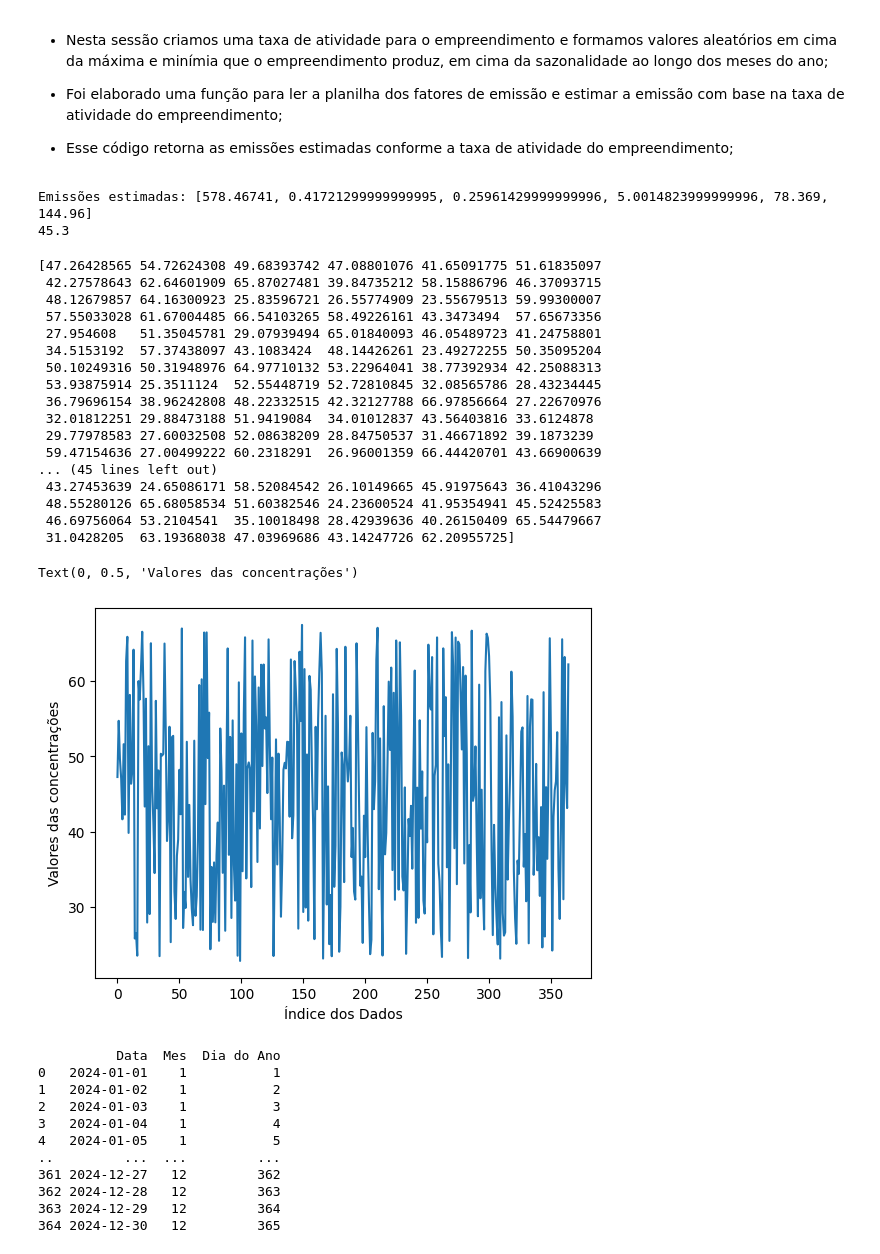
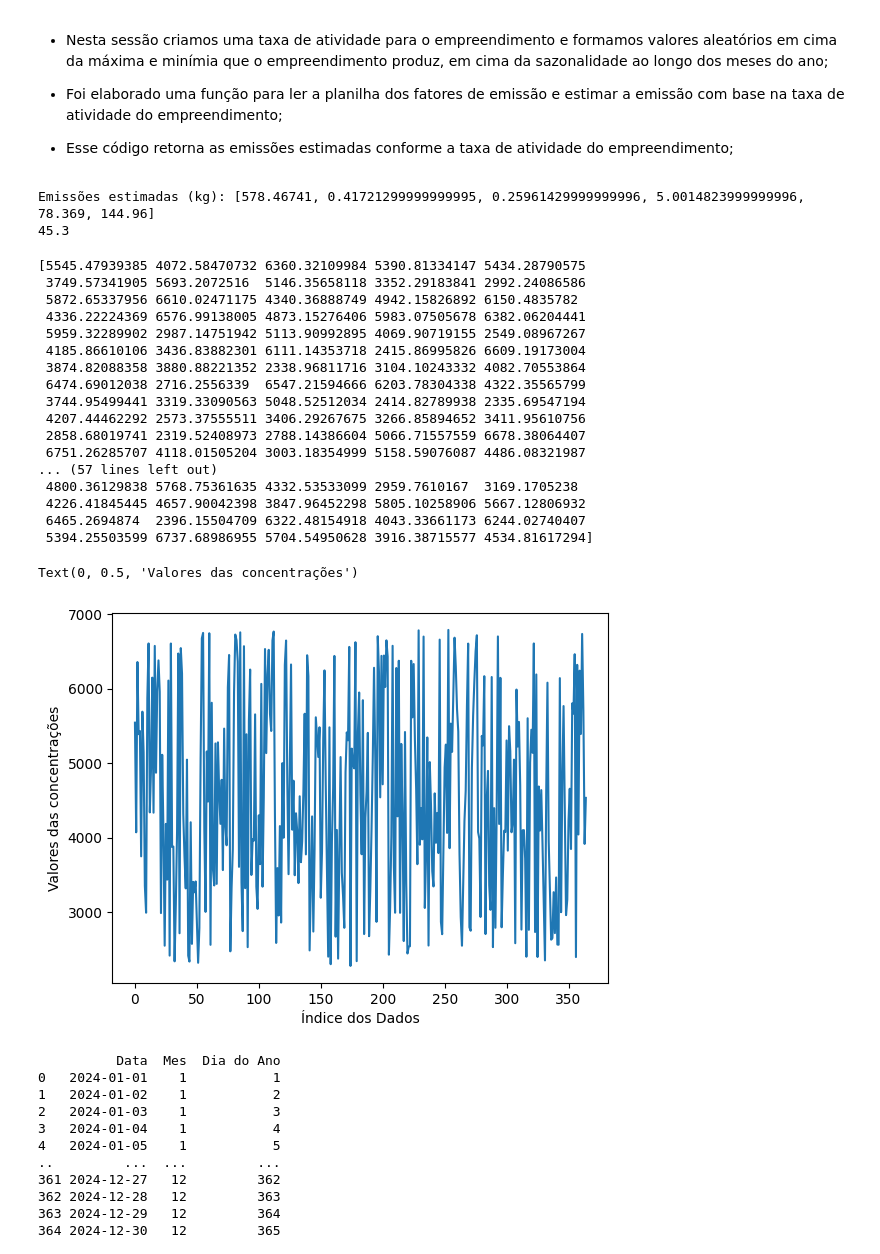
Before and after one commit to SergioStrackJunior/ENS5173_airpolution, a Jupyter notebook: Atividade01_01.ipynb, the cells around one changed output. Saved outputs shown, nothing was run; the diff lists cells and outputs as text; code cells hidden in the pictures.

```diff
--- a/Atividade01_01.ipynb
+++ b/Atividade01_01.ipynb
@@ -128,51 +128,51 @@ def estimar_emissao(taxa_atividade, arquivo_planilha):
 taxa_atividade = 45.3  #ton/dia
 arquivo_planilha = r'I:\airpolution\tabelas\FE\chp_2_2.csv'
 emissoes_estimadas = estimar_emissao(taxa_atividade, arquivo_planilha)
-print("Emissões estimadas:", emissoes_estimadas)
+print("Emissões estimadas (kg):", emissoes_estimadas)
 print(taxa_atividade)
 # Os valores gerados está mostrando as emissões estimadas para cada poluente do estudo;
 # %% [output]
-Emissões estimadas: [578.46741, 0.41721299999999995, 0.25961429999999996, 5.0014823999999996, 78.369, 144.96]
+Emissões estimadas (kg): [578.46741, 0.41721299999999995, 0.25961429999999996, 5.0014823999999996, 78.369, 144.96]
 45.3
 # %%
 # Utilizando o método de monte carlo.
 # Criando vetor com os valores de máxima e miníma de atividade;
 import numpy as np
-atvMax = 67.5 #ton/dia
-atvMin = 22.65 #ton/dia
+atvMax = 6795 #kg/dia
+atvMin = 2265 #kg/dia
 n = 365
 atv = (atvMax - atvMin)*np.random.rand(n) + atvMin #valores que representam a concentração dos poluentes;
 
 print(atv)
 
 # Criando uma figura com os valores
 fig, ax= plt.subplots()
 ax.plot(atv)
 ax.set_xlabel('Índice dos Dados')
 ax.set_ylabel('Valores das concentrações')
 
 # Os valores da matriz se dá pela a atividade em função dos valores mínimos e máximos da taxa de conentrações em kg/dia;
 # O Gráfico irá mostrar o comportamento das concentrações geradas;
 # %% [output]
-[47.26428565 54.72624308 49.68393742 47.08801076 41.65091775 51.61835097
- 42.27578643 62.64601909 65.87027481 39.84735212 58.15886796 46.37093715
- 48.12679857 64.16300923 25.83596721 26.55774909 23.55679513 59.99300007
- 57.55033028 61.67004485 66.54103265 58.49226161 43.3473494  57.65673356
- 27.954608   51.35045781 29.07939494 65.01840093 46.05489723 41.24758801
- 34.5153192  57.37438097 43.1083424  48.14426261 23.49272255 50.35095204
- 50.10249316 50.31948976 64.97710132 53.22964041 38.77392934 42.25088313
- 53.93875914 25.3511124  52.55448719 52.72810845 32.08565786 28.43234445
- 36.79696154 38.96242808 48.22332515 42.32127788 66.97856664 27.22670976
- 32.01812251 29.88473188 51.9419084  34.01012837 43.56403816 33.6124878
- 29.77978583 27.60032508 52.08638209 28.84750537 31.46671892 39.1873239
- 59.47154636 27.00499222 60.2318291  26.96001359 66.44420701 43.66900639
-... (45 lines left out)
- 43.27453639 24.65086171 58.52084542 26.10149665 45.91975643 36.41043296
- 48.55280126 65.68058534 51.60382546 24.23600524 41.95354941 45.52425583
- 46.69756064 53.2104541  35.10018498 28.42939636 40.26150409 65.54479667
- 31.0428205  63.19368038 47.03969686 43.14247726 62.20955725]
+[5545.47939385 4072.58470732 6360.32109984 5390.81334147 5434.28790575
+ 3749.57341905 5693.2072516  5146.35658118 3352.29183841 2992.24086586
+ 5872.65337956 6610.02471175 4340.36888749 4942.15826892 6150.4835782
+ 4336.22224369 6576.99138005 4873.15276406 5983.07505678 6382.06204441
+ 5959.32289902 2987.14751942 5113.90992895 4069.90719155 2549.08967267
+ 4185.86610106 3436.83882301 6111.14353718 2415.86995826 6609.19173004
+ 3874.82088358 3880.88221352 2338.96811716 3104.10243332 4082.70553864
+ 6474.69012038 2716.2556339  6547.21594666 6203.78304338 4322.35565799
+ 3744.95499441 3319.33090563 5048.52512034 2414.82789938 2335.69547194
+ 4207.44462292 2573.37555511 3406.29267675 3266.85894652 3411.95610756
+ 2858.68019741 2319.52408973 2788.14386604 5066.71557559 6678.38064407
+ 6751.26285707 4118.01505204 3003.18354999 5158.59076087 4486.08321987
+... (57 lines left out)
+ 4800.36129838 5768.75361635 4332.53533099 2959.7610167  3169.1705238
+ 4226.41845445 4657.90042398 3847.96452298 5805.10258906 5667.12806932
+ 6465.2694874  2396.15504709 6322.48154918 4043.33661173 6244.02740407
+ 5394.25503599 6737.68986955 5704.54950628 3916.38715577 4534.81617294]
 Text(0, 0.5, 'Valores das concentrações')
-[figure, old version]
+[figure, new version]
 # %%
 # Criando vetor de datas
 import pandas as pd
```
Also changed, not shown: parts of 9 cells of this notebook, 1 other file.
